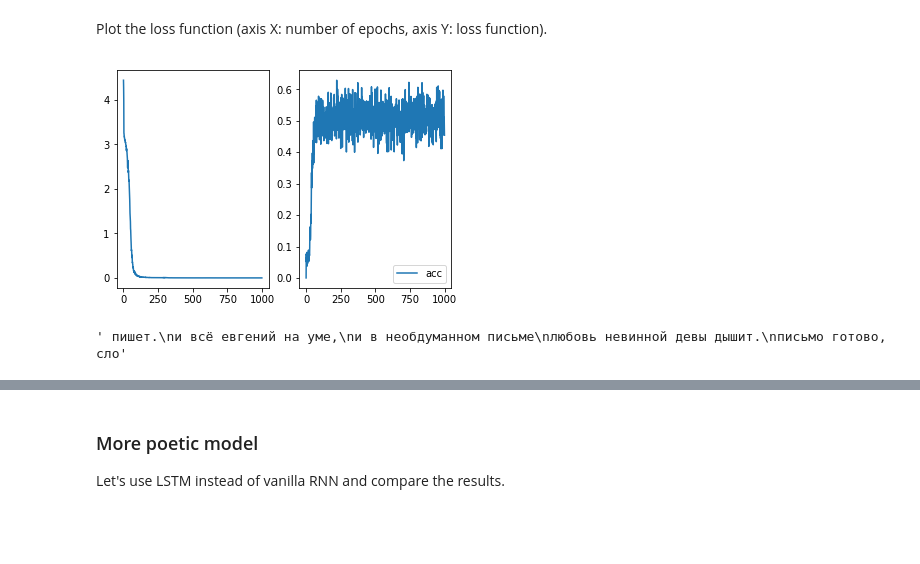
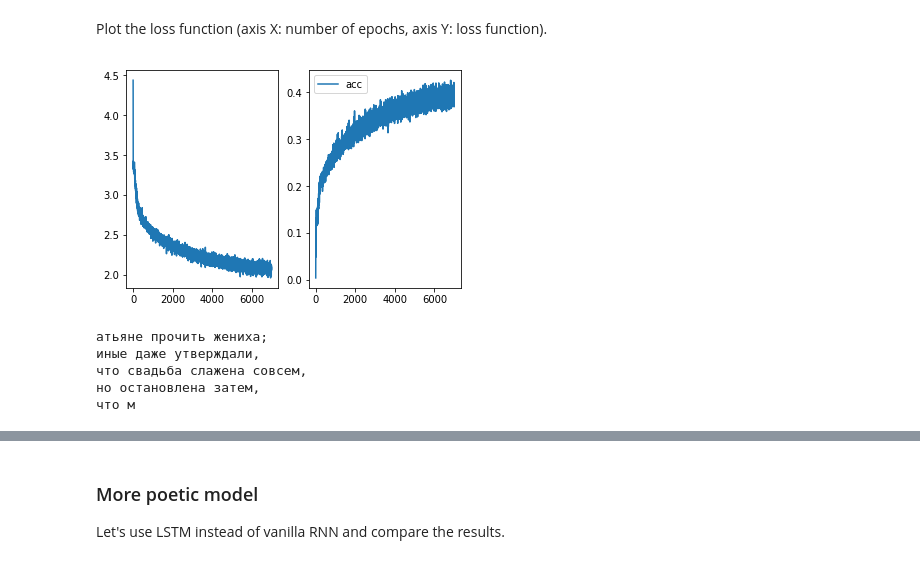
Before and after one commit to ermekaitygulov/made_nlp_course, a Jupyter notebook: homeworks/Lab01_Poetry_generation/Lab01_Poetry_generation.ipynb, the cells around one changed output, grey strips where cells are left out. Drawn from its saved outputs; the diff is of its cells as text; code cells hidden in the pictures; blank space fills up the shorter version.

```diff
--- a/homeworks/Lab01_Poetry_generation/Lab01_Poetry_generation.ipynb
+++ b/homeworks/Lab01_Poetry_generation/Lab01_Poetry_generation.ipynb
@@ -142,8 +142,8 @@ class CharRNNLoop(nn.Module):
         super(self.__class__, self).__init__()
         self.num_tokens = num_tokens
         self.rnn_num_units = rnn_num_units
-        self.rnn = nn.RNN(num_tokens, rnn_num_units, batch_first=True, bidirectional=True)
-        self.hid_to_logits = nn.Linear(rnn_num_units * 2, num_tokens)
+        self.rnn = nn.RNN(num_tokens, rnn_num_units, batch_first=True)
+        self.hid_to_logits = nn.Linear(rnn_num_units, num_tokens)
 
     def forward(self, x, prev_state):
         one_hot = F.one_hot(x, self.num_tokens).float()
@@ -152,7 +152,7 @@ class CharRNNLoop(nn.Module):
         return next_logits, h_state
 
     def init_state(self, batch_size):
-        return torch.zeros(2, batch_size, self.rnn_num_units).to(device)
+        return torch.zeros(1, batch_size, self.rnn_num_units).to(device)
 # %%
 plt.hist([len(line) for line in text.split('\n')])
 # %% [output]
@@ -180,7 +180,9 @@ def as_matrix(sequences, max_len=80):
 def apply_char_dropout(matrix, keep_prop, replace_with=UNK_IX, pad_ix=PAD_IX,):
     dropout_mask = np.random.choice(2, np.shape(matrix), p=[keep_prop, 1 - keep_prop])
     dropout_mask &= matrix != pad_ix
-    return np.choose(dropout_mask, [matrix, np.full_like(matrix, replace_with)])
+    rand_symb = [value for key, value in token_to_idx.items() if key not in ['PAD', 'UNK']]
+    rand_symb = np.random.choice(rand_symb, np.shape(matrix))
+    return np.choose(dropout_mask, [matrix, rand_symb])
 
 
 def sample_lines(text, line_start_list, batch_size=32, max_len=100):
@@ -203,19 +205,20 @@ loss_history = []
 acc_history = []
 # %%
 def compute_accuracy(pred_logits, actual):
-    total_n = len(actual)
+    total_n = (actual != PAD_IX).sum()
+    non_pad = actual != PAD_IX
     pred_max = torch.argmax(pred_logits, axis=-1)
-    accuracy = (actual == pred_max).sum() / total_n
+    accuracy = (actual[non_pad] == pred_max[non_pad]).sum() / total_n
     return accuracy
 # %%
 MAX_LENGTH = 100
 BATCH_SIZE = 32
-KEEP_CHAR_PROB = 0.9
+KEEP_CHAR_PROB = 0.8
 char_rnn.train()
 
-for i in range(1000):
+for i in range(6000):
     opt.zero_grad()
-    batch_line = sample_lines(text[:MAX_LENGTH], line_start_list, BATCH_SIZE, max_len=MAX_LENGTH)
+    batch_line = sample_lines(text, line_start_list, BATCH_SIZE, max_len=MAX_LENGTH)
     batch_token = as_matrix(batch_line, max_len=MAX_LENGTH)
 
     batch_input = batch_token[:, :-1]
@@ -224,36 +227,34 @@ for i in range(1000):
 
     batch_input = torch.tensor(batch_input, dtype=torch.int64).to(device)
     batch_target = torch.tensor(batch_target, dtype=torch.int64).to(device)
 
     first_state = char_rnn.init_state(BATCH_SIZE).to(device)
     pred_logits, _ = char_rnn(batch_input, first_state)
 
     # compute loss
     pred_logits = pred_logits.view(-1, pred_logits.shape[-1])
     batch_target = batch_target.view(-1)
 
     loss = criterion(pred_logits, batch_target)
 
     # train with backprop
     # YOUR CODE HERE
 
     loss.backward()
     opt.step()
 
     accuracy = compute_accuracy(pred_logits, batch_target)
     loss_history.append(loss.to('cpu').detach().numpy())
     acc_history.append(accuracy.to('cpu').detach().numpy())
     if (i+1)%100==0:
         clear_output(True)
         fig, axs = plt.subplots(1, 2)
         axs[0].plot(loss_history, label='loss')
         axs[1].plot(acc_history, label='acc')
         plt.legend()
         plt.show()
-
-assert np.mean(history[:10]) > np.mean(history[-10:]), "RNN didn't converge."
 # %% [output]
-[figure, old version]
+[figure, new version]
 # %%
 def pred_next(out, temperature):
     p_next = F.softmax(out / temperature, dim=-1).to('cpu').data.numpy()[0][0]
@@ -331,6 +299,10 @@ def generate_sample_with_bi(char_rnn, seed_phrase=' hello', max_length=MAX_LENGT
-# %%
-batch_line[0]
-# %% [output]
-' пишет.\nи всё евгений на уме,\nи в необдуманном письме\nлюбовь невинной девы дышит.\nписьмо готово, сло'
+# %%
+print(batch_line[0])
+# %% [output]
+атьяне прочить жениха;
+иные даже утверждали,
+что свадьба слажена совсем,
+но остановлена затем,
+что м
 # %%
 # An example of generated text.
```
Also changed, not shown: parts of 7 cells of this notebook.
